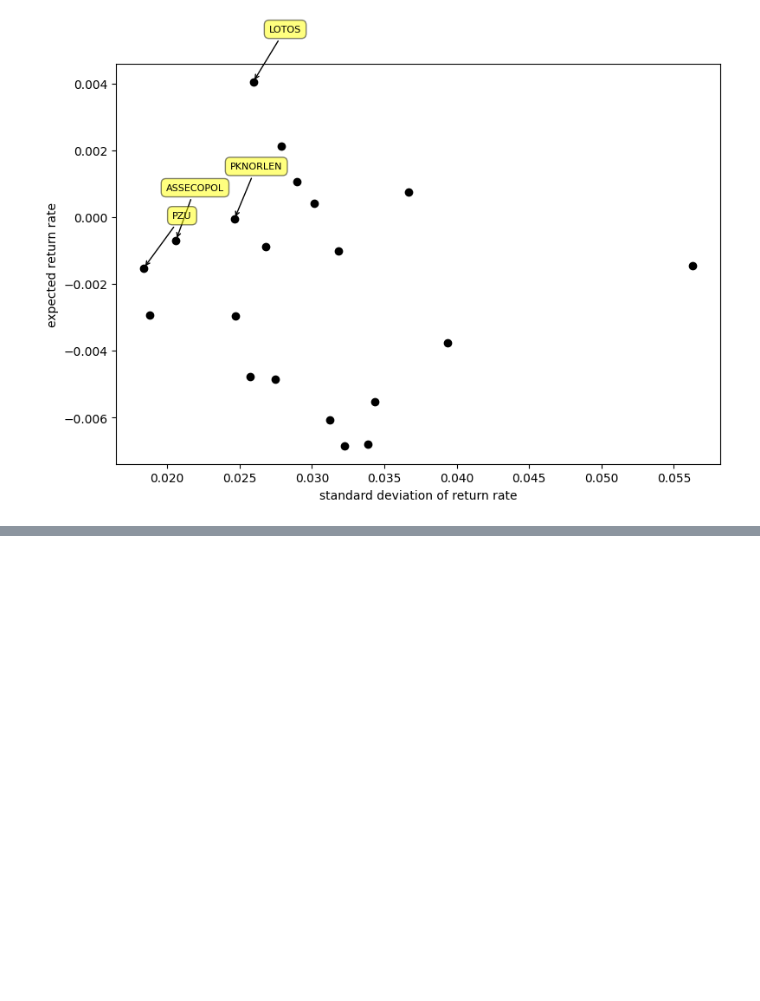
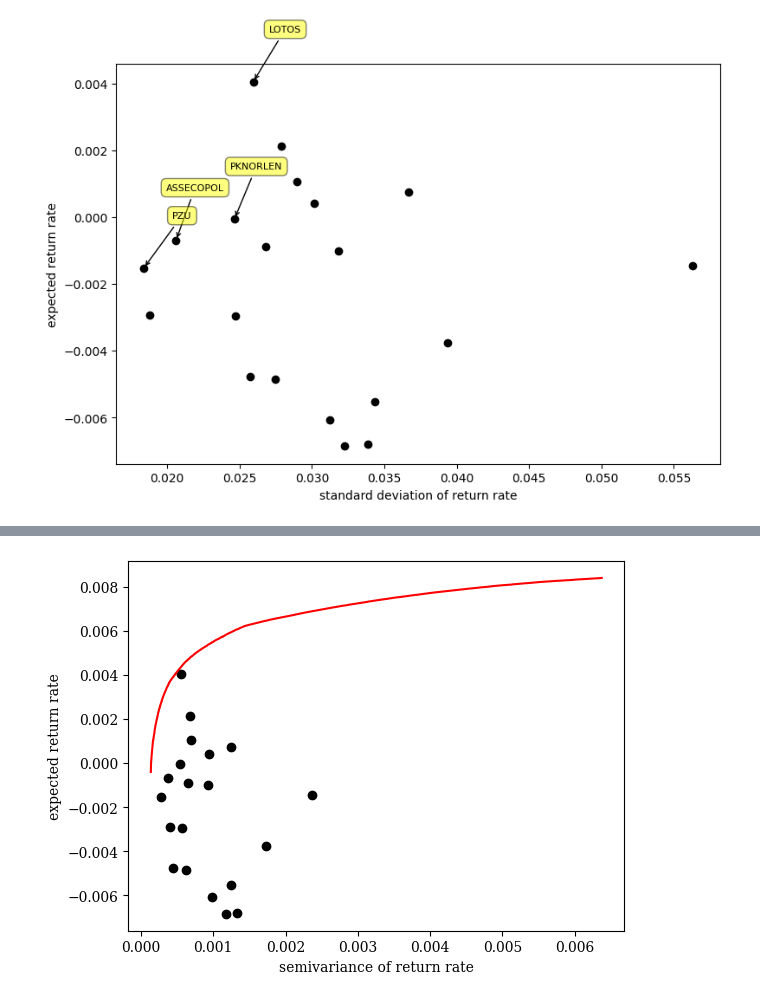
Before and after one commit to PGrabinski/algorytmyewolucyjne, a Jupyter notebook: List 6/Introduction to Portfolio Optimization.ipynb, the cells around one changed output, grey strips where cells are left out. Saved outputs shown, nothing was run; the diff lists cells and outputs as text; code cells hidden in the pictures; blank space fills up the shorter version.

```diff
--- a/List 6/Introduction to Portfolio Optimization.ipynb
+++ b/List 6/Introduction to Portfolio Optimization.ipynb
@@ -296,0 +188,13 @@ W ostatnich latach powstaje wiele rozszerzeń klasycznej teorii portfela, które
+# %%
+sorted_indices = np.argsort(res.F[:, 0])
+sorted_data = res.F[sorted_indices, :]
+x, y = sorted_data[:, 0], -1*sorted_data[:, 1]
+# %%
+plt.plot(x, y, c='r')
+
+plt.scatter(stock_returns_sv, stock_returns_m, color='#000000')
+plt.xlabel('semivariance of return rate')
+plt.ylabel('expected return rate')
+plt.show()
+# %% [output]
+[figure, added]
```
Also changed, not shown: parts of 23 cells of this notebook, 1 other file.
